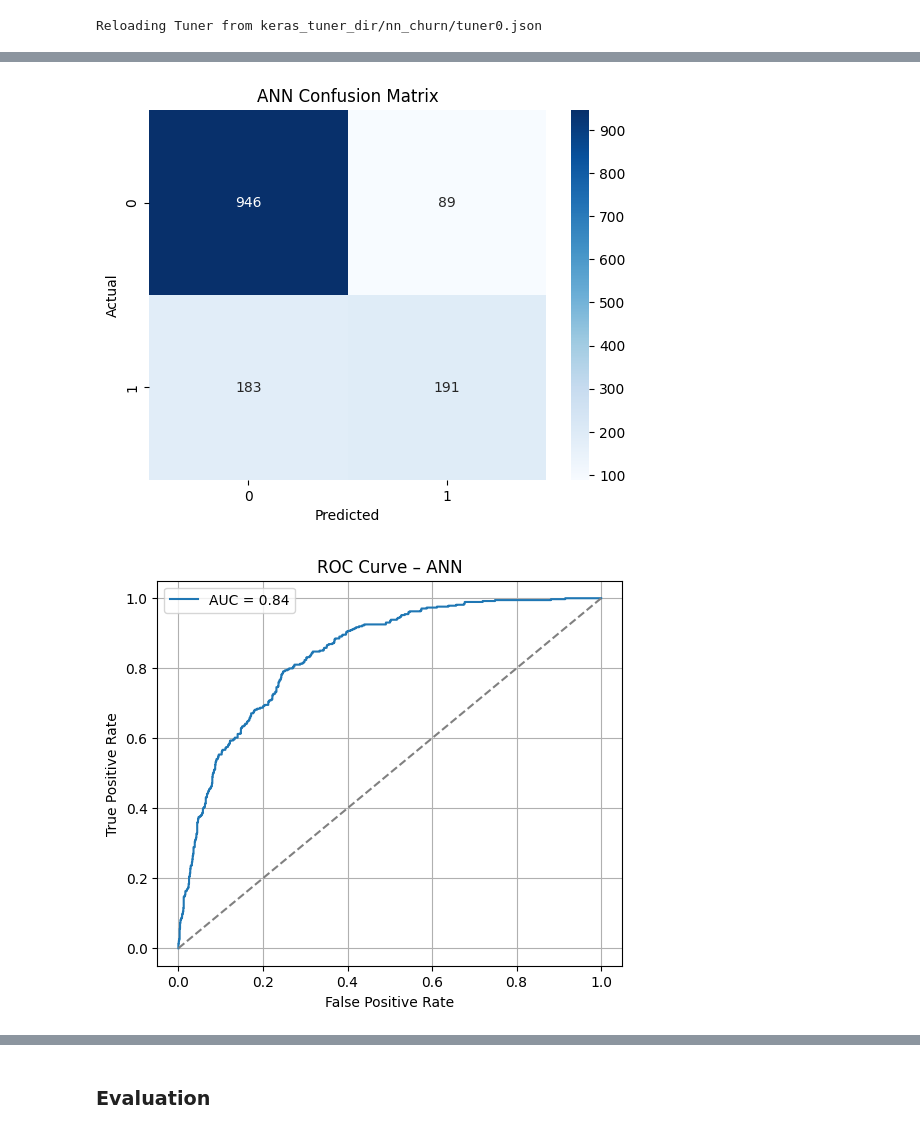
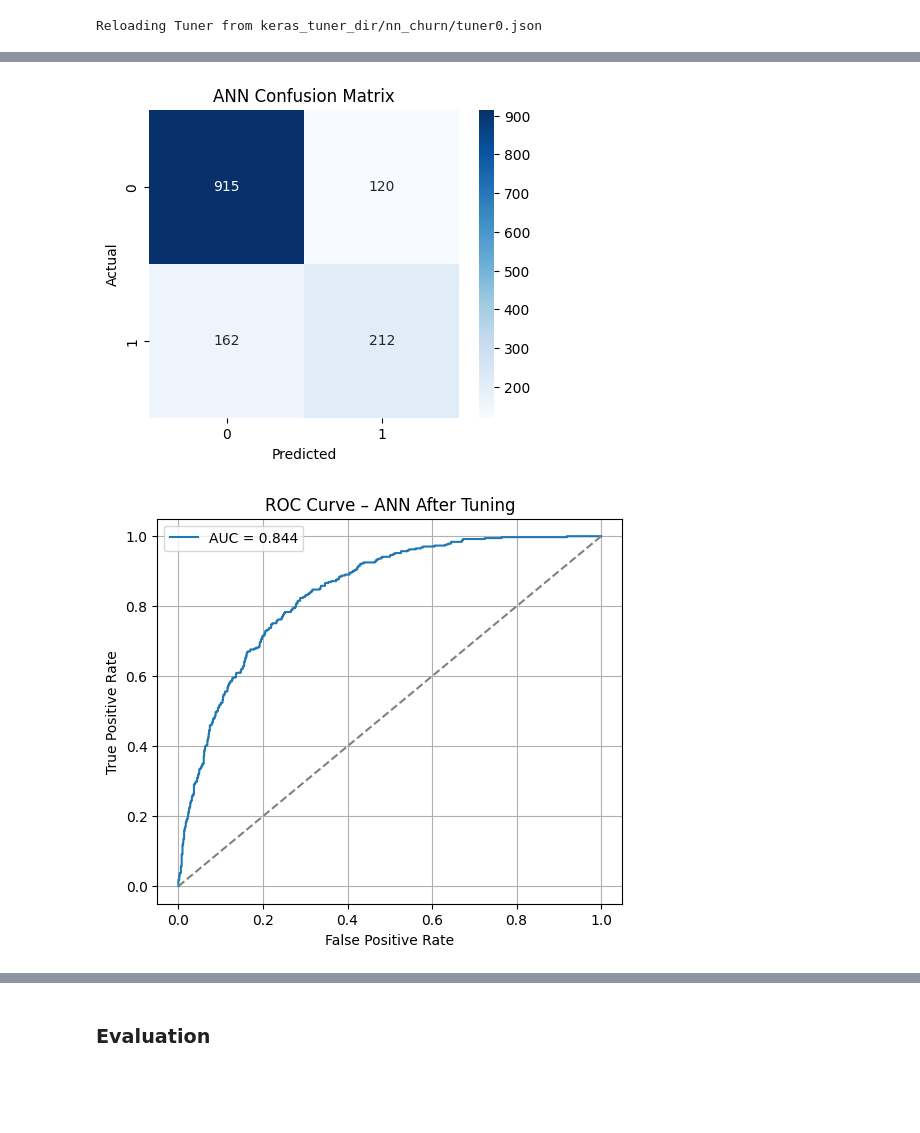
Before and after one commit to meleeshagamage/CourseWork_ML, a Jupyter notebook: ML_CW.ipynb, the cells around one changed output, grey strips where cells are left out. Cells and saved outputs as stored; diff of their text form; code cells hidden in the pictures; blank space fills up the shorter version.

Commit message:
Updated the neural network model

```diff
--- a/ML_CW.ipynb
+++ b/ML_CW.ipynb
@@ -558,14 +579,17 @@ plt.show()
 
 def build_model(hp):
     model = Sequential()
+    model.add(Input(shape=(input_dim,)))
     units = hp.Int('units', 32, 128, step=32)
     layers_count = hp.Int('layers', 1, 3)
     dropout_rate = hp.Float('dropout', 0.0, 0.5, step=0.1)
 
+    # first hidden layer
     model.add(Dense(units, activation='relu'))
     if dropout_rate > 0:
         model.add(Dropout(dropout_rate))
 
+    # additional hidden layers
     for _ in range(layers_count - 1):
         model.add(Dense(units, activation='relu'))
         if dropout_rate > 0:
@@ -588,8 +612,10 @@ tuner.search(X_train_pp, y_train_np, validation_split=0.2, epochs=50, batch_size
 # %% [output]
 Reloading Tuner from keras_tuner_dir/nn_churn/tuner0.json
 # %%
-# Get best model and hyperparameters
 best_model = tuner.get_best_models(num_models=1)[0]
 best_hyperparams = tuner.get_best_hyperparameters(1)[0]
-print("Best Hyperparameters:", best_hyperparams.values)
+print("\nBest Hyperparameters:", best_hyperparams.values)
+
+# Re-compile best_model to avoid optimizer mismatch
+best_model.compile(optimizer='adam', loss='binary_crossentropy', metrics=['accuracy'])
 # %% [output]
@@ -597,7 +623,7 @@ Best Hyperparameters: {'units': 64, 'layers': 3, 'dropout': 0.0}
 # %%
-# Train best model fully
 history_best = best_model.fit(
-    X_train_pp, y_train_np,
+    X_train_np,
+    y_train_np,
     validation_split=0.2,
     epochs=50,
     batch_size=32,
@@ -623,0 +650,4 @@ Epoch 8/50
+# %%
+# Predictions and metrics (tuned)
+y_pred_prob_best = best_model.predict(X_test_np).ravel()
+y_pred_best = (y_pred_prob_best >= 0.5).astype(int)
@@ -648,26 +674,22 @@ plt.show()
 # %%
-# Confusion Matrix
-cm = confusion_matrix(y_test, y_pred_nn)
+# Confusion matrix
+cm = confusion_matrix(y_test_np, y_pred_best)
+plt.figure(figsize=(5,4))
 sns.heatmap(cm, annot=True, fmt='d', cmap='Blues')
-plt.xlabel('Predicted')
-plt.ylabel('Actual')
-plt.title('ANN Confusion Matrix')
+plt.xlabel('Predicted'); plt.ylabel('Actual'); plt.title('ANN Confusion Matrix')
 plt.show()
 # %% [output]
-[figure, old version]
+[figure, new version]
 # %%
 # ROC Curve
-fpr, tpr, _ = roc_curve(y_test, y_pred_prob_nn)
+fpr, tpr, _ = roc_curve(y_test_np, y_pred_prob_best)
 roc_value = auc(fpr, tpr)
 plt.figure(figsize=(6,5))
-plt.plot(fpr, tpr, label=f"AUC = {roc_value:.2f}")
+plt.plot(fpr, tpr, label=f"AUC = {roc_value:.3f}")
 plt.plot([0,1],[0,1],'--',color='grey')
-plt.xlabel("False Positive Rate")
-plt.ylabel("True Positive Rate")
-plt.title("ROC Curve – ANN")
-plt.legend()
-plt.grid(True)
-plt.show()
+plt.xlabel("False Positive Rate"); plt.ylabel("True Positive Rate")
+plt.title("ROC Curve – ANN After Tuning")
+plt.legend(); plt.grid(True); plt.show()
 # %% [output]
-[figure, old version]
+[figure, new version]
 # %%
```
Also changed, not shown: parts of 15 cells of this notebook.
